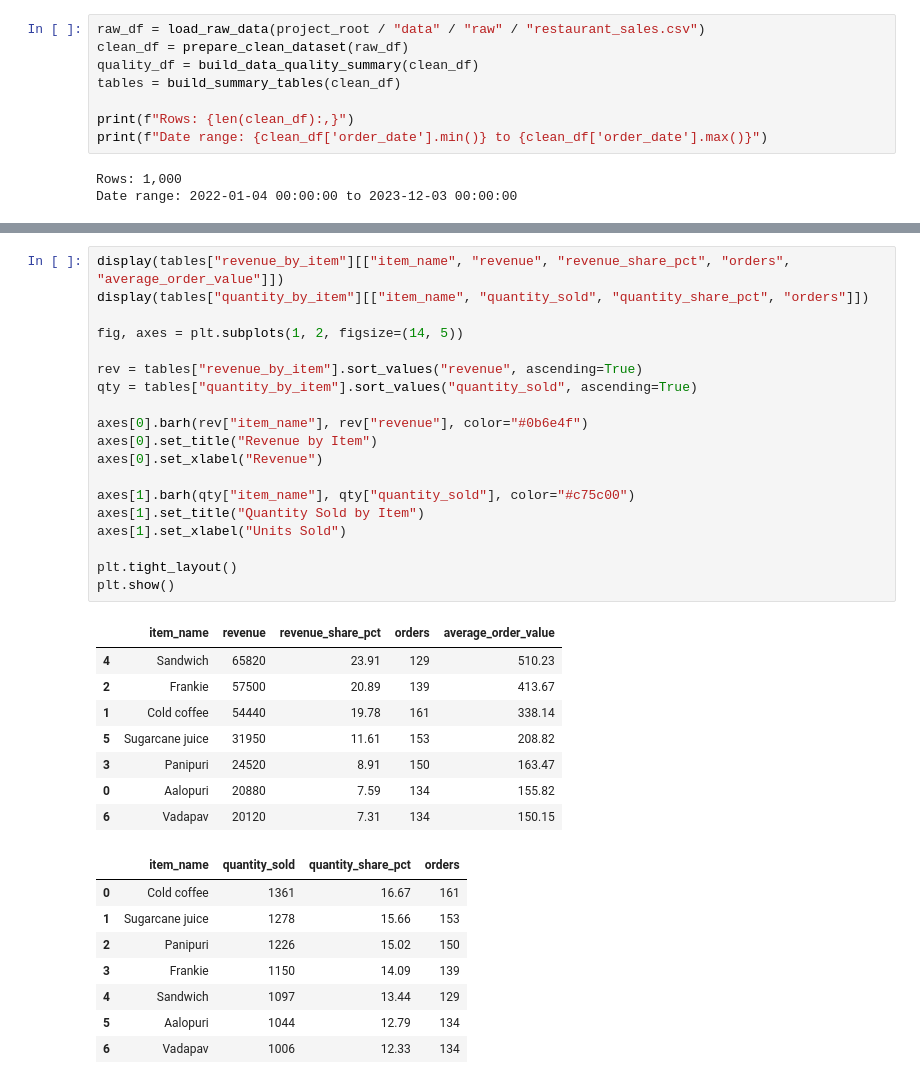
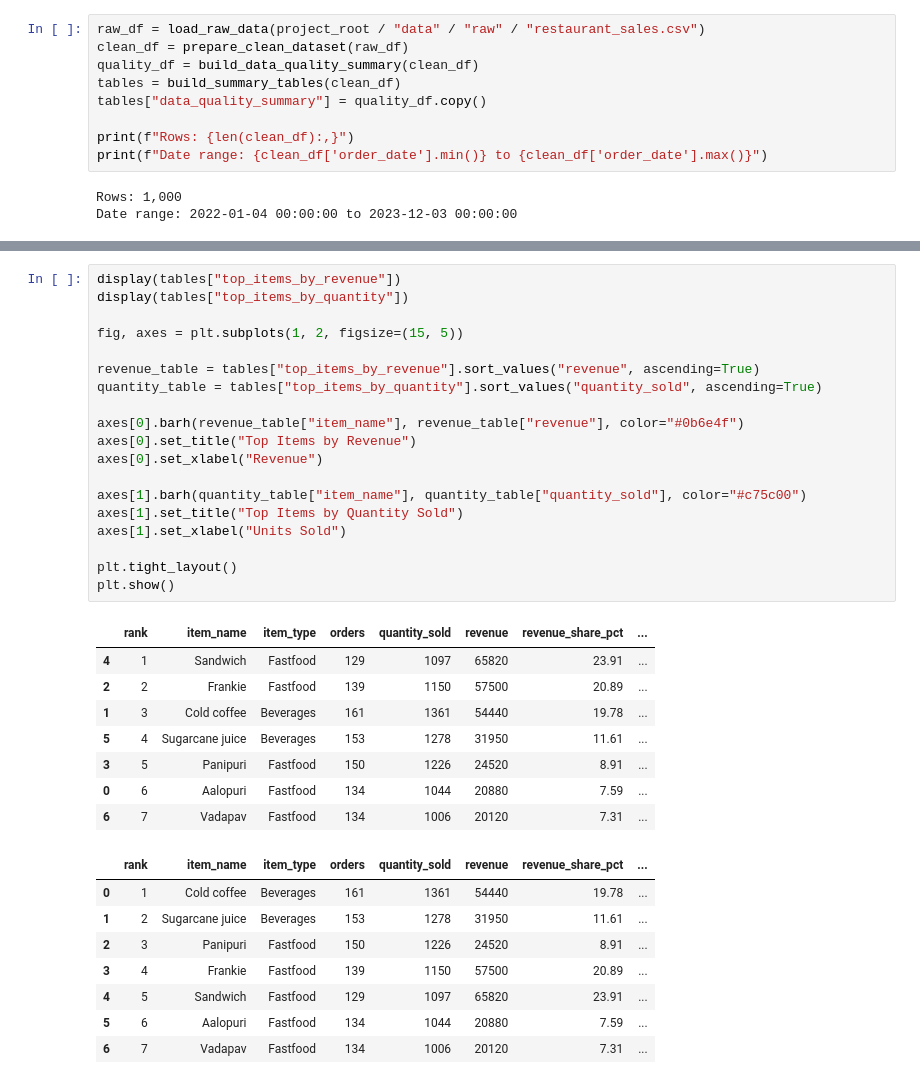
Before and after one commit to Sivarohitk/Restaurant-Sales-Analysis, a Jupyter notebook: notebooks/restaurant_sales_intelligence_eda.ipynb, the cells around one changed output, grey strips where cells are left out. Drawn from its saved outputs; the diff is of its cells as text.

```diff
--- a/notebooks/restaurant_sales_intelligence_eda.ipynb
+++ b/notebooks/restaurant_sales_intelligence_eda.ipynb
@@ -40,6 +41,7 @@ raw_df = load_raw_data(project_root / "data" / "raw" / "restaurant_sales.csv")
 clean_df = prepare_clean_dataset(raw_df)
 quality_df = build_data_quality_summary(clean_df)
 tables = build_summary_tables(clean_df)
+tables["data_quality_summary"] = quality_df.copy()
 
 print(f"Rows: {len(clean_df):,}")
 print(f"Date range: {clean_df['order_date'].min()} to {clean_df['order_date'].max()}")
@@ -100,36 +88,36 @@ Revenue and unit volume do not tell exactly the same story. A product can lead i
 # %%
-display(tables["revenue_by_item"][["item_name", "revenue", "revenue_share_pct", "orders", "average_order_value"]])
-display(tables["quantity_by_item"][["item_name", "quantity_sold", "quantity_share_pct", "orders"]])
+display(tables["top_items_by_revenue"])
+display(tables["top_items_by_quantity"])
 
-fig, axes = plt.subplots(1, 2, figsize=(14, 5))
+fig, axes = plt.subplots(1, 2, figsize=(15, 5))
 
-rev = tables["revenue_by_item"].sort_values("revenue", ascending=True)
-qty = tables["quantity_by_item"].sort_values("quantity_sold", ascending=True)
+revenue_table = tables["top_items_by_revenue"].sort_values("revenue", ascending=True)
+quantity_table = tables["top_items_by_quantity"].sort_values("quantity_sold", ascending=True)
 
-axes[0].barh(rev["item_name"], rev["revenue"], color="#0b6e4f")
-axes[0].set_title("Revenue by Item")
+axes[0].barh(revenue_table["item_name"], revenue_table["revenue"], color="#0b6e4f")
+axes[0].set_title("Top Items by Revenue")
 axes[0].set_xlabel("Revenue")
 
-axes[1].barh(qty["item_name"], qty["quantity_sold"], color="#c75c00")
-axes[1].set_title("Quantity Sold by Item")
+axes[1].barh(quantity_table["item_name"], quantity_table["quantity_sold"], color="#c75c00")
+axes[1].set_title("Top Items by Quantity Sold")
 axes[1].set_xlabel("Units Sold")
 
 plt.tight_layout()
 plt.show()
 # %% [output]
-|  | item_name | revenue | revenue_share_pct | orders | average_order_value |
-| 4 | Sandwich | 65820 | 23.91 | 129 | 510.23 |
-| 2 | Frankie | 57500 | 20.89 | 139 | 413.67 |
-| 1 | Cold coffee | 54440 | 19.78 | 161 | 338.14 |
-| 5 | Sugarcane juice | 31950 | 11.61 | 153 | 208.82 |
-| 3 | Panipuri | 24520 | 8.91 | 150 | 163.47 |
-| 0 | Aalopuri | 20880 | 7.59 | 134 | 155.82 |
-| 6 | Vadapav | 20120 | 7.31 | 134 | 150.15 |
+|  | rank | item_name | item_type | orders | quantity_sold | revenue | revenue_share_pct | ... |
+| 4 | 1 | Sandwich | Fastfood | 129 | 1097 | 65820 | 23.91 | ... |
+| 2 | 2 | Frankie | Fastfood | 139 | 1150 | 57500 | 20.89 | ... |
+| 1 | 3 | Cold coffee | Beverages | 161 | 1361 | 54440 | 19.78 | ... |
+| 5 | 4 | Sugarcane juice | Beverages | 153 | 1278 | 31950 | 11.61 | ... |
+| 3 | 5 | Panipuri | Fastfood | 150 | 1226 | 24520 | 8.91 | ... |
+| 0 | 6 | Aalopuri | Fastfood | 134 | 1044 | 20880 | 7.59 | ... |
+| 6 | 7 | Vadapav | Fastfood | 134 | 1006 | 20120 | 7.31 | ... |
-|  | item_name | quantity_sold | quantity_share_pct | orders |
-| 0 | Cold coffee | 1361 | 16.67 | 161 |
-| 1 | Sugarcane juice | 1278 | 15.66 | 153 |
-| 2 | Panipuri | 1226 | 15.02 | 150 |
-| 3 | Frankie | 1150 | 14.09 | 139 |
-| 4 | Sandwich | 1097 | 13.44 | 129 |
-| 5 | Aalopuri | 1044 | 12.79 | 134 |
-| 6 | Vadapav | 1006 | 12.33 | 134 |
+|  | rank | item_name | item_type | orders | quantity_sold | revenue | revenue_share_pct | ... |
+| 0 | 1 | Cold coffee | Beverages | 161 | 1361 | 54440 | 19.78 | ... |
+| 1 | 2 | Sugarcane juice | Beverages | 153 | 1278 | 31950 | 11.61 | ... |
+| 2 | 3 | Panipuri | Fastfood | 150 | 1226 | 24520 | 8.91 | ... |
+| 3 | 4 | Frankie | Fastfood | 139 | 1150 | 57500 | 20.89 | ... |
+| 4 | 5 | Sandwich | Fastfood | 129 | 1097 | 65820 | 23.91 | ... |
+| 5 | 6 | Aalopuri | Fastfood | 134 | 1044 | 20880 | 7.59 | ... |
+| 6 | 7 | Vadapav | Fastfood | 134 | 1006 | 20120 | 7.31 | ... |
```
Also changed, not shown: parts of 23 cells of this notebook, 14 other files.
